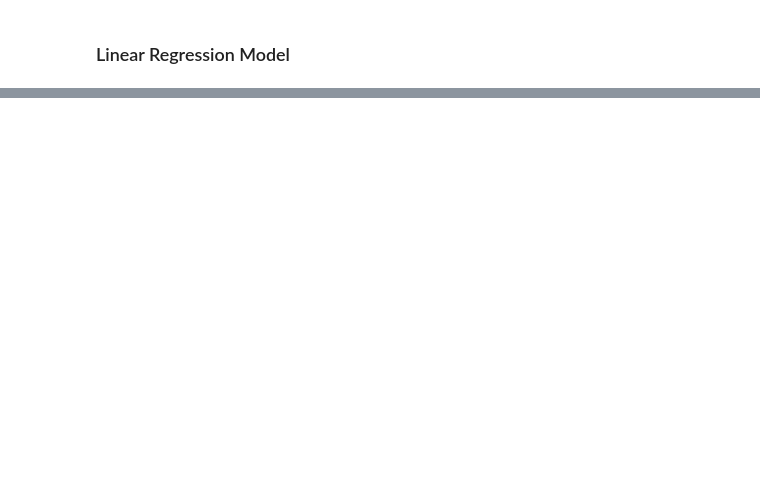
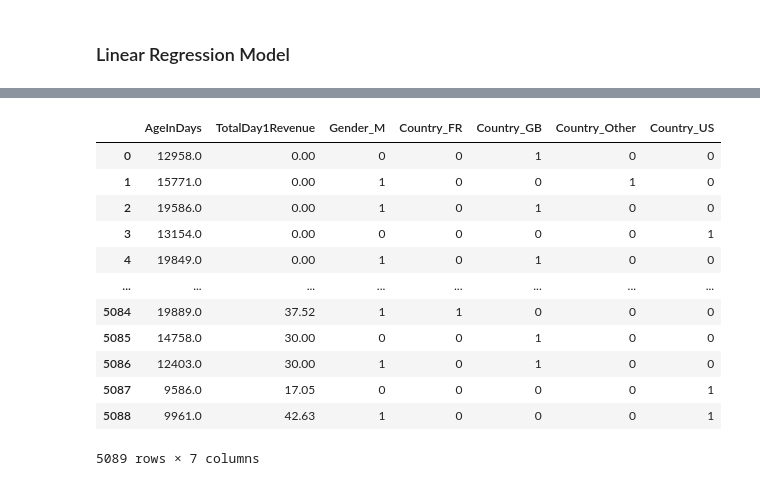
Before and after one commit to BCallumCarr/ds-assignment, a Jupyter notebook: notebooks/inital-eda.ipynb, the cells around one changed output, grey strips where cells are left out. Drawn from its saved outputs; the diff is of its cells as text; code cells hidden in the pictures; blank space fills up the shorter version.

```diff
--- a/notebooks/inital-eda.ipynb
+++ b/notebooks/inital-eda.ipynb
@@ -342,0 +410,3 @@ Country with biggest gender difference for revenue is US
+# %%
+# fill nans with 0 for 1 day revenue
+df_lin_reg["TotalDay1Revenue"].fillna(0, inplace=True)
@@ -342,0 +416,3 @@ Country with biggest gender difference for revenue is US
+# %%
+# specify features
+X = df_lin_reg[["Gender", "AgeInDays", "Country", "TotalDay1Revenue"]]
@@ -342,0 +427,19 @@ Country with biggest gender difference for revenue is US
+# %%
+# get dummy variables for categorical independent variables
+X = pd.get_dummies(data=X, drop_first=True)
+# %%
+X
+# %% [output]
+|  | AgeInDays | TotalDay1Revenue | Gender_M | Country_FR | Country_GB | Country_Other | Country_US |
+| 0 | 12958.0 | 0.00 | 0 | 0 | 1 | 0 | 0 |
+| 1 | 15771.0 | 0.00 | 1 | 0 | 0 | 1 | 0 |
+| 2 | 19586.0 | 0.00 | 1 | 0 | 1 | 0 | 0 |
+| 3 | 13154.0 | 0.00 | 0 | 0 | 0 | 0 | 1 |
+| 4 | 19849.0 | 0.00 | 1 | 0 | 1 | 0 | 0 |
+| ... | ... | ... | ... | ... | ... | ... | ... |
+| 5084 | 19889.0 | 37.52 | 1 | 1 | 0 | 0 | 0 |
+| 5085 | 14758.0 | 30.00 | 0 | 0 | 1 | 0 | 0 |
+| 5086 | 12403.0 | 30.00 | 1 | 0 | 1 | 0 | 0 |
+| 5087 | 9586.0 | 17.05 | 0 | 0 | 0 | 0 | 1 |
+| 5088 | 9961.0 | 42.63 | 1 | 0 | 0 | 0 | 1 |
+5089 rows × 7 columns
```
Also changed, not shown: parts of 38 cells of this notebook.
